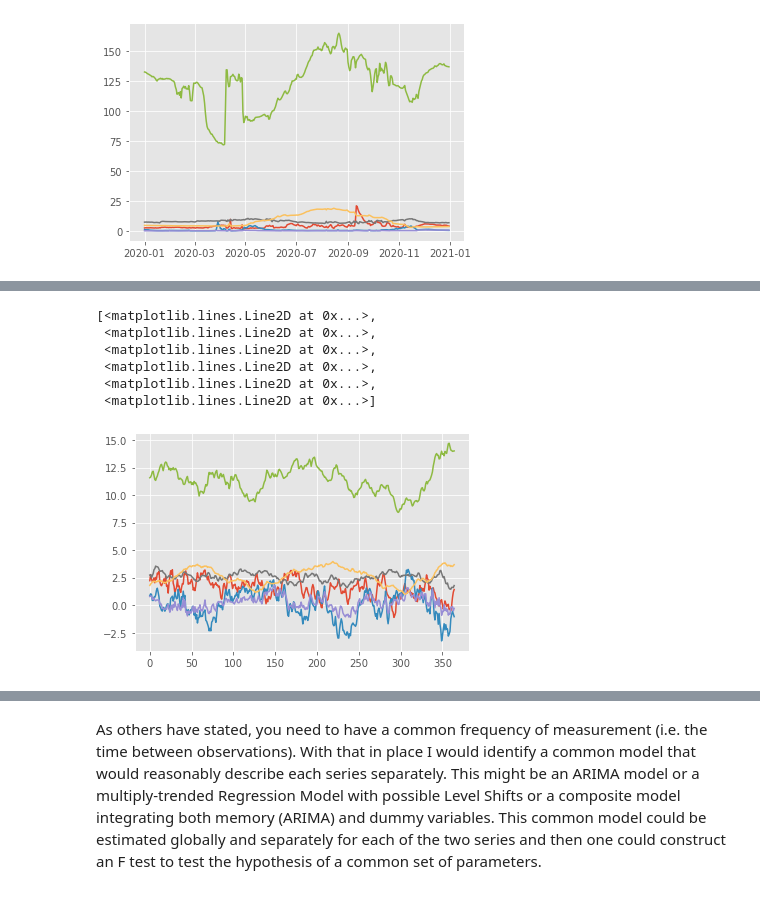
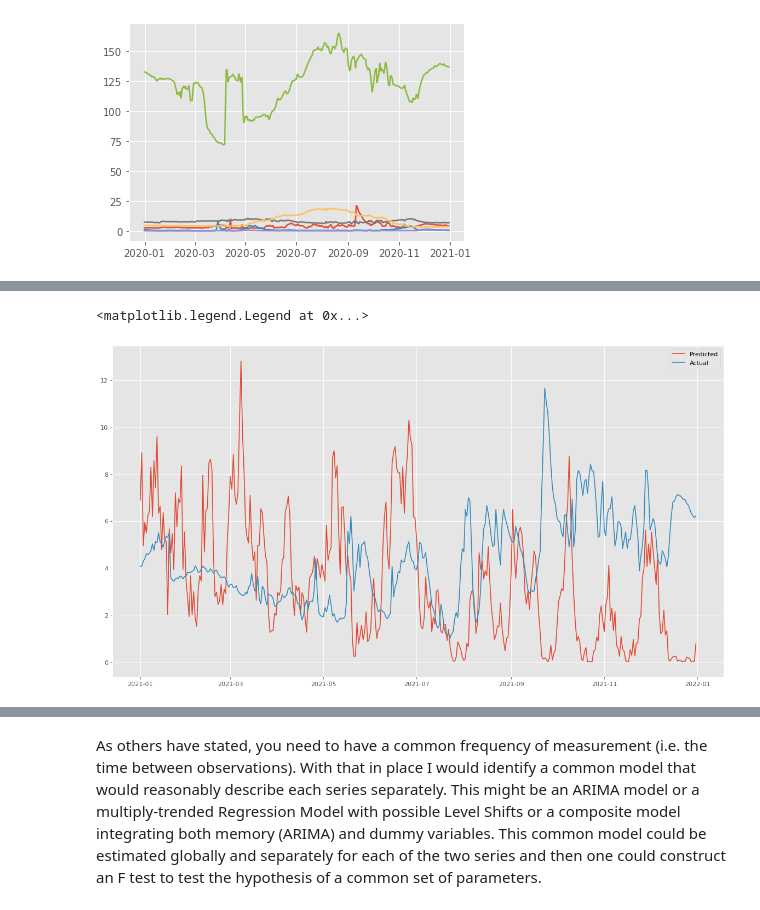
Before and after one commit to Krispy3/HFF_Water, a Jupyter notebook: VAR Model.ipynb, the cells around one changed output, grey strips where cells are left out. Cells and saved outputs as stored; diff of their text form; code cells hidden in the pictures.

Commit message:
added OLS, added comparison to real in VAR data

```diff
--- a/VAR Model.ipynb
+++ b/VAR Model.ipynb
@@ -57,2 +58,4 @@ ipe_interp = ipe_daily.interpolate(method='spline', order=2)
+# %%
+ipe_test = ipe_interp['2021']
 # %%
 #missing value treatment
@@ -96,7 +99,7 @@ ipe_interp
 | 2020-12-31 | 4.057789 | 0.368000 | 0.578526 | 6.784105 | 3.595811 | 137.181053 |
 1827 rows × 6 columns
 # %%
-ipe_sq = np.sqrt(ipe_interp)
+ipe_sqrt = np.sqrt(ipe_train)
 # %%
 #converting predictions to dataframe
 pred = pd.DataFrame(index=range(0,len(prediction)),columns=[cols])
@@ -117,6 +120,6 @@ rmse value for Cond_muSCm is :  37.888828106833884
 # %%
 #make final predictions
-model = VAR(endog=ipe_sq.dropna())
+model = VAR(endog=ipe_sqrt.dropna())
 model_fit = model.fit(365)
 yhat = model_fit.forecast(model_fit.endog, steps=365)
 print(yhat)
@@ -156,0 +181,3 @@ plt.plot(ipe_interp['2020'])
+# %%
+yhat = pd.DataFrame(yhat**2)
+yhat.set_index(ipe_test.index, inplace=True)
@@ -157,10 +201,12 @@ plt.plot(ipe_interp['2020'])
 # %%
-plt.plot((yhat))
+from matplotlib.pyplot import figure
+
+figure(figsize=(18,10), dpi=80)
+
+plt.plot((yhat[0]), label='Predicted')
+plt.plot(ipe_test['Turb_FNU'], label='Actual')
+plt.rcParams["figure.figsize"] = (20,3)
+plt.legend()
 # %% [output]
-[<matplotlib.lines.Line2D at 0x...>,
- <matplotlib.lines.Line2D at 0x...>,
- <matplotlib.lines.Line2D at 0x...>,
- <matplotlib.lines.Line2D at 0x...>,
- <matplotlib.lines.Line2D at 0x...>,
- <matplotlib.lines.Line2D at 0x...>]
+<matplotlib.legend.Legend at 0x...>
-[figure, old version]
+[figure, new version]
```
Also changed, not shown: parts of 17 cells of this notebook, 1 other file.
